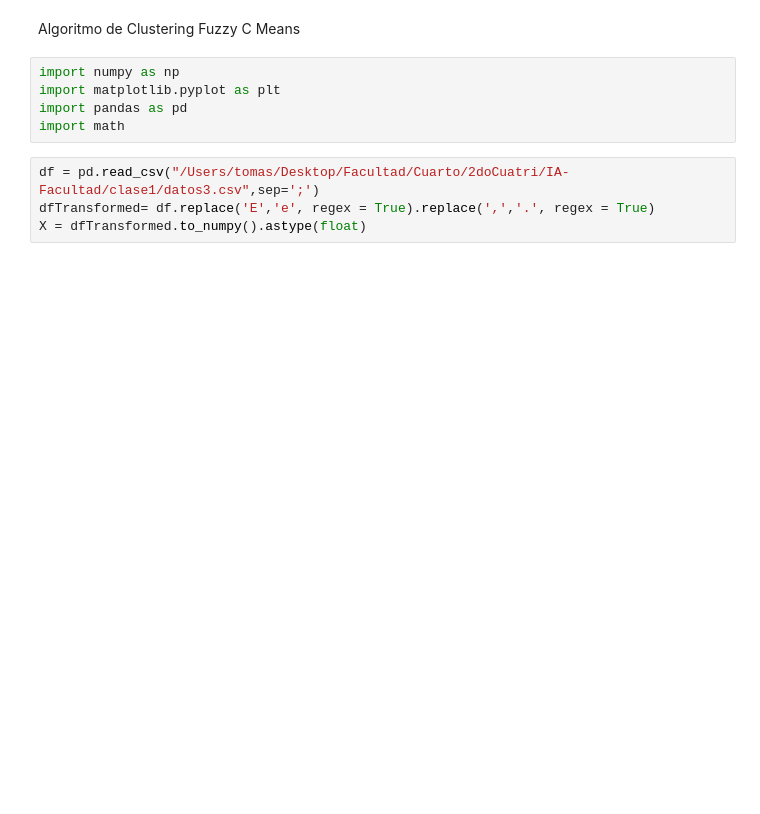
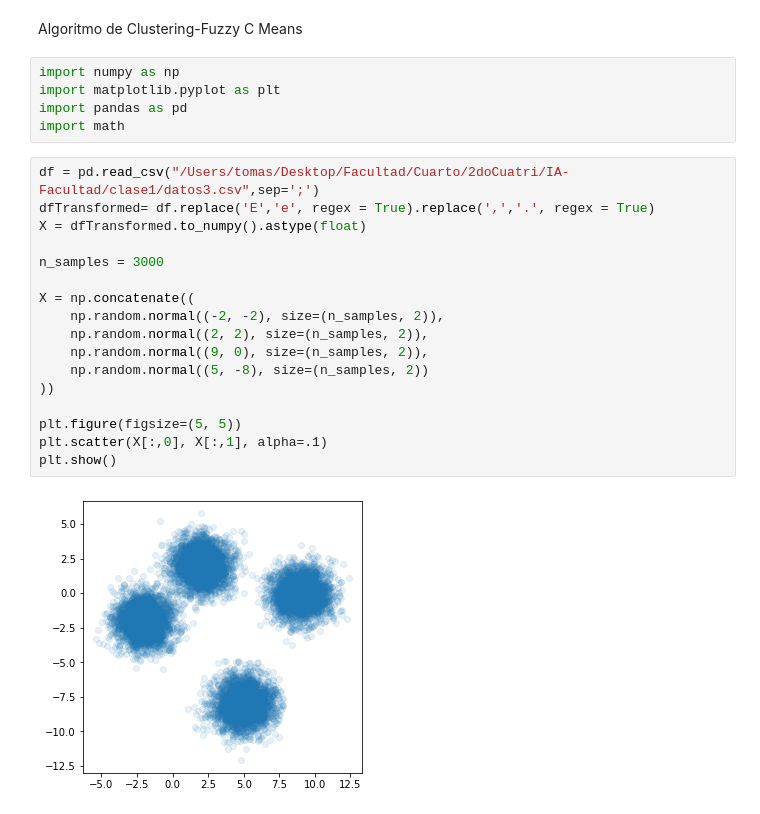
Before and after one commit to TomasMatarazzo/IA-Facultad, a Jupyter notebook: clase1/FCM.ipynb, the cells around one changed output. Cells and saved outputs as stored; diff of their text form; blank space fills up the shorter version.

```diff
--- a/clase1/FCM.ipynb
+++ b/clase1/FCM.ipynb
@@ -1,5 +1,5 @@
 # %% [markdown]
-Algoritmo de Clustering Fuzzy C Means
+Algoritmo de Clustering-Fuzzy C Means
 # %%
 import numpy as np
 import matplotlib.pyplot as plt
@@ -8,7 +8,22 @@ import math
 # %%
 df = pd.read_csv("/Users/tomas/Desktop/Facultad/Cuarto/2doCuatri/IA-Facultad/clase1/datos3.csv",sep=';')
 dfTransformed= df.replace('E','e', regex = True).replace(',','.', regex = True)
 X = dfTransformed.to_numpy().astype(float)
+
+n_samples = 3000
+
+X = np.concatenate((
+    np.random.normal((-2, -2), size=(n_samples, 2)),
+    np.random.normal((2, 2), size=(n_samples, 2)),
+    np.random.normal((9, 0), size=(n_samples, 2)),
+    np.random.normal((5, -8), size=(n_samples, 2))
+))
+
+plt.figure(figsize=(5, 5))
+plt.scatter(X[:,0], X[:,1], alpha=.1)
+plt.show()
+# %% [output]
+[figure, added]
 # %%
 def distance(x1,x2):
             return np.sqrt(np.sum(x1-x2)**2)
```
Also changed, not shown: parts of 2 cells of this notebook, 4 other files.
